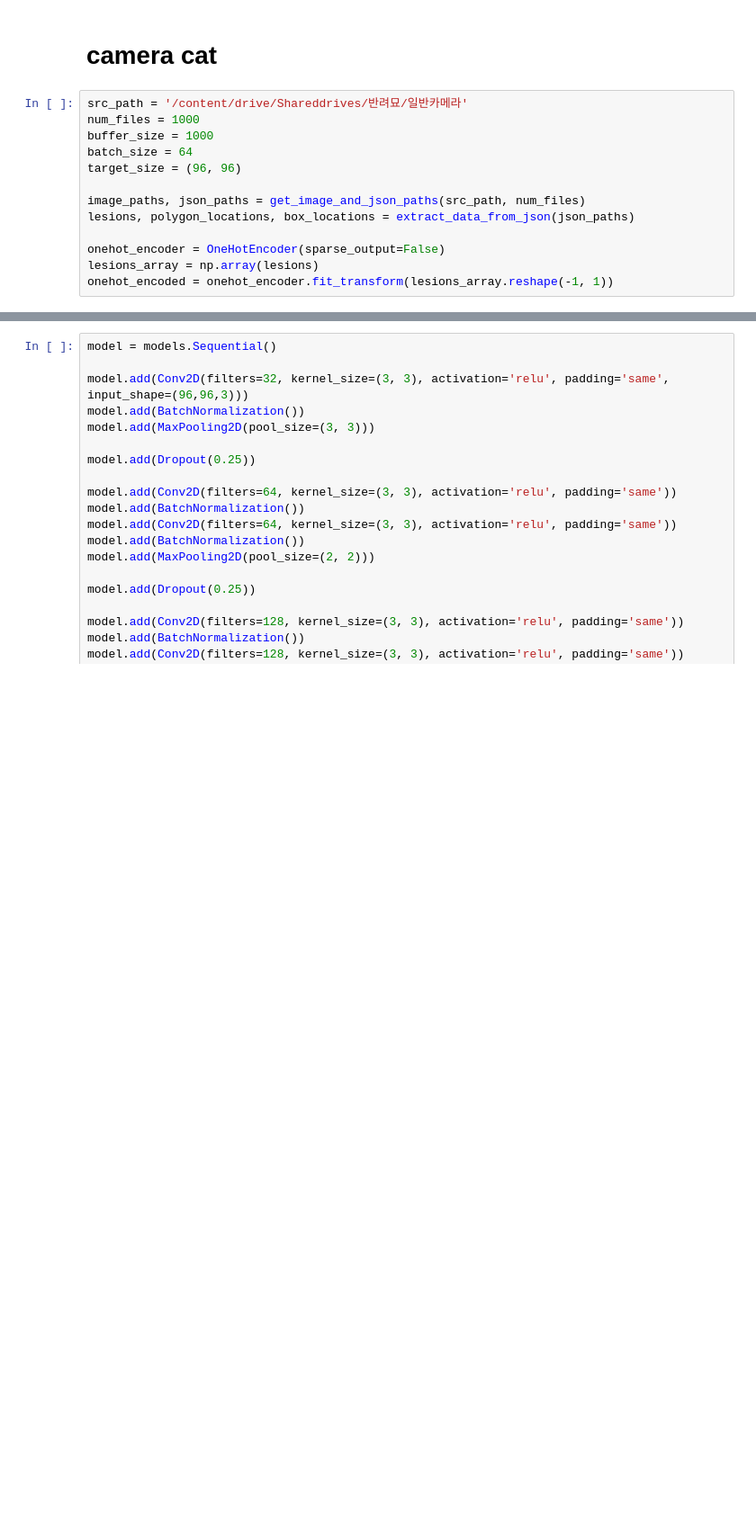
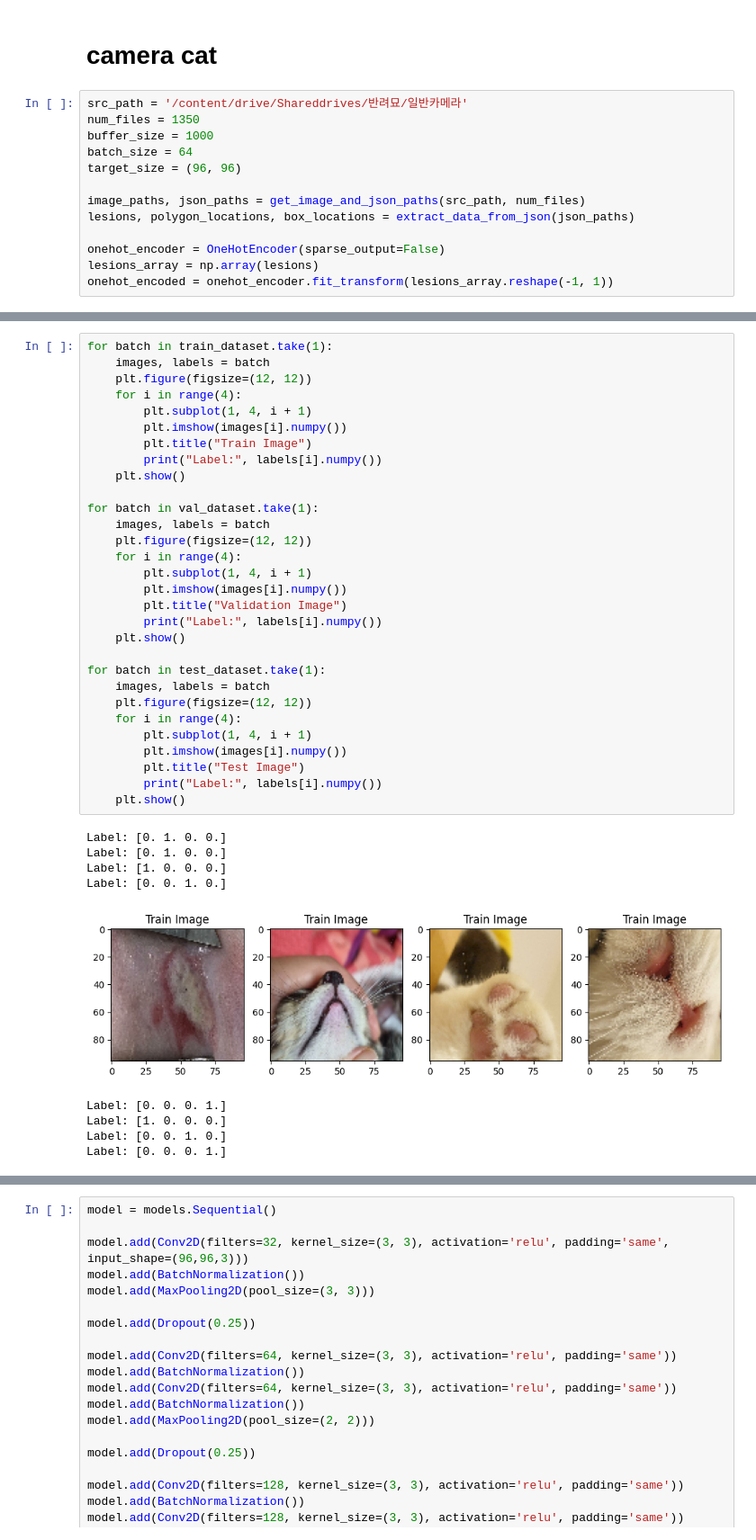
Before and after one commit to ethanmorian/kotlin-pratice, a Jupyter notebook: Skin_lesion_classification.ipynb, the cells around one changed output, grey strips where cells are left out. Shown at 90% size. Drawn from its saved outputs; the diff is of its cells as text; blank space fills up the shorter version.

```diff
--- a/Skin_lesion_classification.ipynb
+++ b/Skin_lesion_classification.ipynb
@@ -90,7 +98,7 @@ def create_dataset(image_paths, labels, buffer_size, batch_size, target_size):
 # camera cat
 # %%
 src_path = '/content/drive/Shareddrives/반려묘/일반카메라'
-num_files = 1000
+num_files = 1350
 buffer_size = 1000
 batch_size = 64
 target_size = (96, 96)
@@ -130,0 +140,40 @@ Test dataset size: 938
+# %%
+for batch in train_dataset.take(1):
+    images, labels = batch
+    plt.figure(figsize=(12, 12))
+    for i in range(4):
+        plt.subplot(1, 4, i + 1)
+        plt.imshow(images[i].numpy())
+        plt.title("Train Image")
+        print("Label:", labels[i].numpy())
+    plt.show()
+
+for batch in val_dataset.take(1):
+    images, labels = batch
+    plt.figure(figsize=(12, 12))
+    for i in range(4):
+        plt.subplot(1, 4, i + 1)
+        plt.imshow(images[i].numpy())
+        plt.title("Validation Image")
+        print("Label:", labels[i].numpy())
+    plt.show()
+
+for batch in test_dataset.take(1):
+    images, labels = batch
+    plt.figure(figsize=(12, 12))
+    for i in range(4):
+        plt.subplot(1, 4, i + 1)
+        plt.imshow(images[i].numpy())
+        plt.title("Test Image")
+        print("Label:", labels[i].numpy())
+    plt.show()
+# %% [output]
+Label: [0. 1. 0. 0.]
+Label: [0. 1. 0. 0.]
+Label: [1. 0. 0. 0.]
+Label: [0. 0. 1. 0.]
+[figure, added]
+Label: [0. 0. 0. 1.]
+Label: [1. 0. 0. 0.]
+Label: [0. 0. 1. 0.]
+Label: [0. 0. 0. 1.]
```
Also changed, not shown: parts of 12 cells of this notebook.
